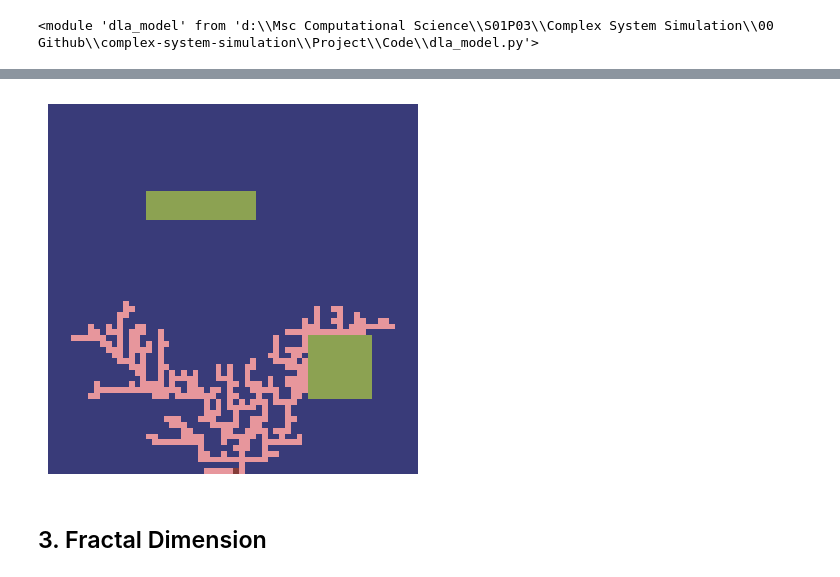
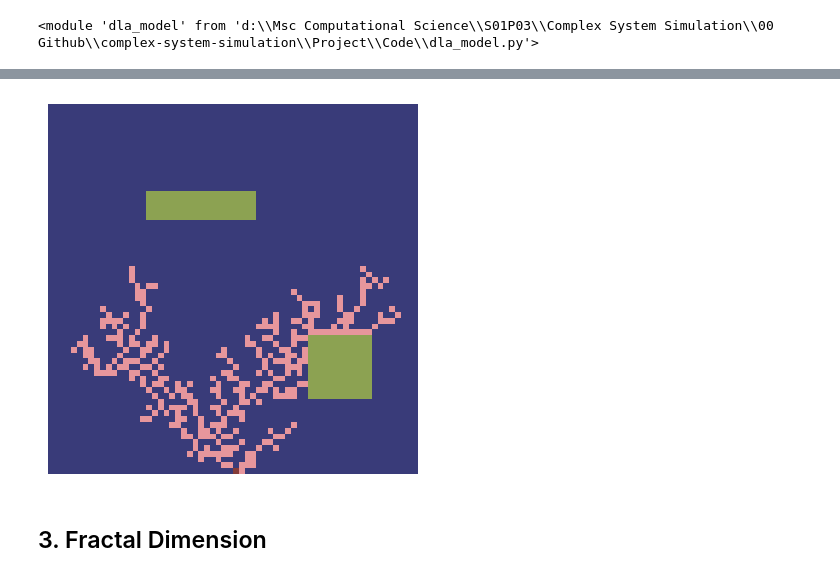
Before and after one commit to mboyan/complex-system-simulation, a Jupyter notebook: Project/Code/ProjectNotebook.ipynb, the cells around one changed output, grey strips where cells are left out. Drawn from its saved outputs; the diff is of its cells as text; code cells hidden in the pictures.

Commit message:
Test with Moore neighbourhood

```diff
--- a/Project/Code/ProjectNotebook.ipynb
+++ b/Project/Code/ProjectNotebook.ipynb
@@ -32,7 +32,7 @@ steps = 1000
 # Environment parameters
 gravity = True
 bottom = size - 1
-Moore = False
+Moore = True
 obstacle = True
 sun = 1
 
@@ -44,34 +44,34 @@ lattice = dm.init_lattice(size, seeds)
 if obstacle:
     boxes = np.array([[15,17,19,35], [40, 45, 50, 55]])
     obstacle = dm.init_obstacle_lattice(size, boxes=boxes, seed_coords=seeds)
 
 # Initialize particles
 particle_density = 0.1
 particles = dm.init_particles(lattice, particle_density, obstacles=obstacle)
 
 # Arrays for storing time frames
 lattice_frames = np.empty((steps, size, size))
 particles_frames = np.empty_like(lattice_frames)
 
 current_lattice = np.array(lattice)
 current_particles = np.array(particles)
 for step in range(steps):
 
     # Record current state
     lattice_frames[step] = np.array(current_lattice)
     particles_frames[step] = dm.particles_to_lattice(current_particles, size)
 
     # Move particles
     current_particles = dm.move_particles_diffuse(current_particles, current_lattice, periodic=(False, False), moore=Moore, obstacles=obstacle, drift_vec=[1, 0], regen_bndry=False)
 
     # Aggregate particles
     current_lattice, current_particles = dm.aggregate_particles(current_particles, current_lattice, None, moore=Moore, obstacles=obstacle, sun_vec=[0.1, 0])
     # print(f"step {step}: {current_lattice}")
 
 vt.animate_lattice_2D((lattice_frames*5 + particles_frames + obstacle*2)/8, interval=10)
 # %% [output]
 [interactive output not drawn]
-[figure, old version]
+[figure, new version]
 # %% [markdown]
 ## 3. Fractal Dimension
 # %%
```
